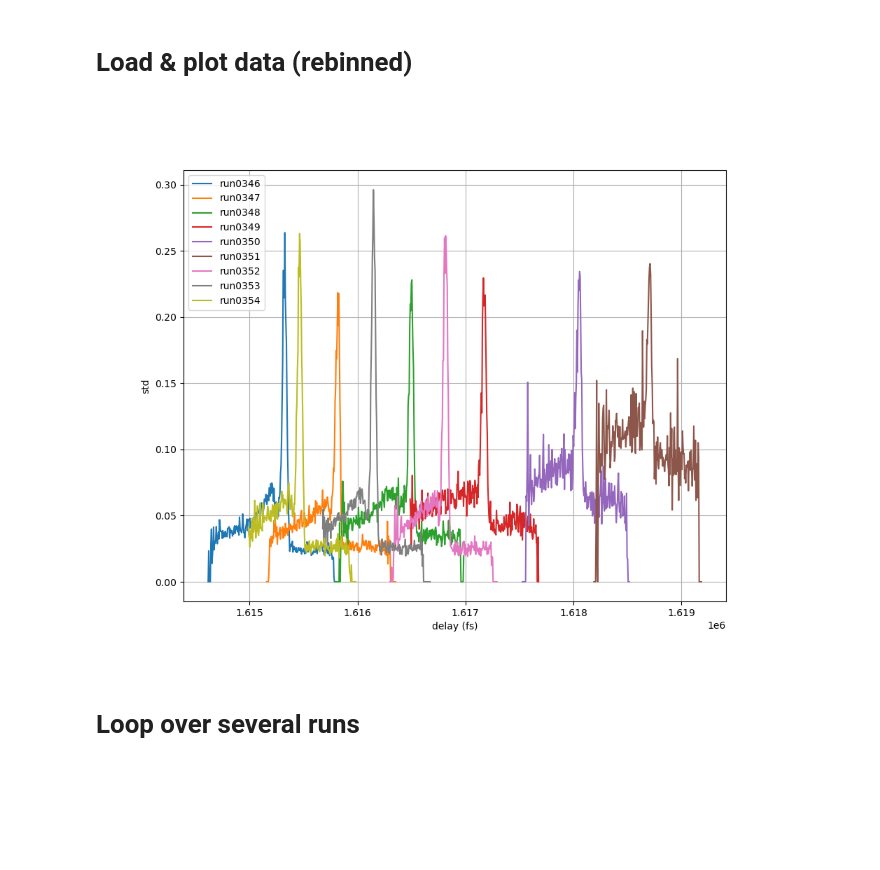
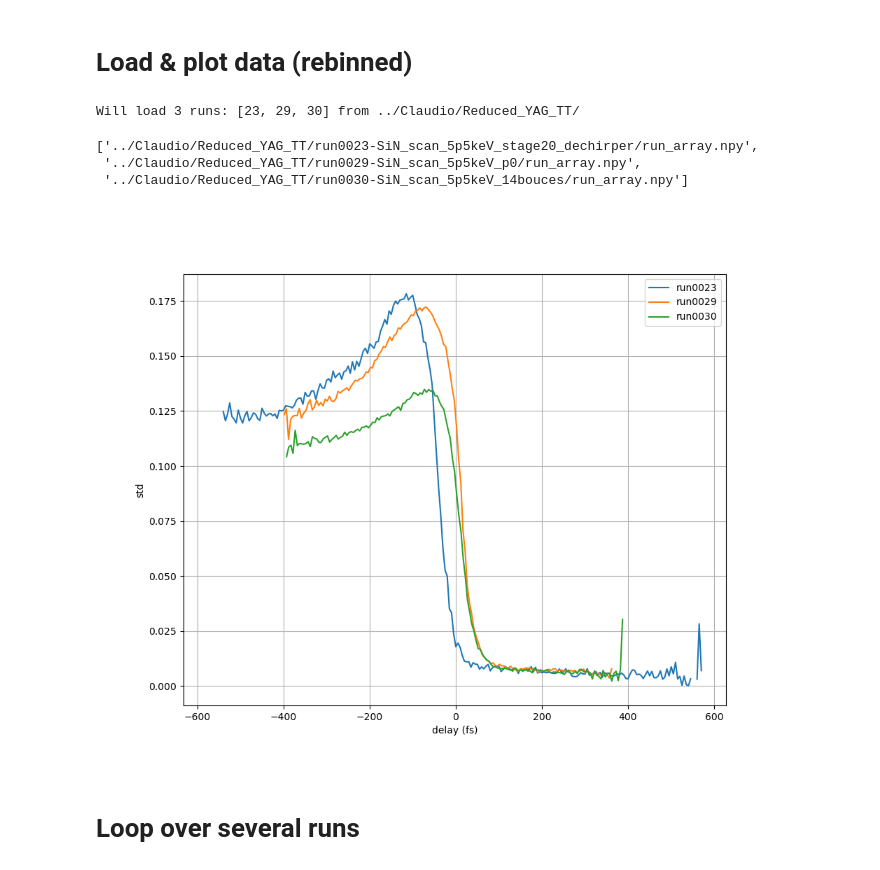
Before and after one commit to paulscherrerinstitute/alvra_beamline_scripts, a Jupyter notebook: YAG_scans_oneTT.ipynb, the cells around one changed output. Drawn from its saved outputs; the diff is of its cells as text; code cells hidden in the pictures; blank space fills up the shorter version.

```diff
--- a/YAG_scans_oneTT.ipynb
+++ b/YAG_scans_oneTT.ipynb
@@ -22,8 +22,8 @@ warnings.filterwarnings('ignore')
 # %% [markdown]
 ## choose file either with the run number (first cell) or widget (second cell)
 # %%
-pgroup='p21192'
-runnumber = 346
+pgroup='p21010'
+runnumber = 384
 print ('run: {:04d}'.format(runnumber))
 
 #############################################################
@@ -299,40 +297,63 @@ plt.show()
 [figure]
 # %% [markdown]
 # Load & plot data (rebinned)
+# %%
+#unlist = np.arange(13, 25, 1)
+runlist = [23, 29, 30]
+
+Loaddir = '../Claudio/Reduced_YAG_TT/'
+##############################################
+import glob
+print ('Will load {} runs: {} from {}'.format(len(runlist), runlist, Loaddir))
+check = []
+for run in runlist:
+    try:
+        check.append(glob.glob(Loaddir + '/*{:04d}*/*run_array*npy*'.format(run))[0])
+    except:
+        print("Some runs are missing")
+check
+# %% [output]
+Will load 3 runs: [23, 29, 30] from ../Claudio/Reduced_YAG_TT/
+['../Claudio/Reduced_YAG_TT/run0023-SiN_scan_5p5keV_stage20_dechirper/run_array.npy',
+ '../Claudio/Reduced_YAG_TT/run0029-SiN_scan_5p5keV_p0/run_array.npy',
+ '../Claudio/Reduced_YAG_TT/run0030-SiN_scan_5p5keV_14bouces/run_array.npy']
 # %%
 binsize = 5 # in fs
 
 from scipy.stats import binned_statistic
 plt.figure(figsize=(10,8))
 
 for index, run in enumerate(runlist):
     path = glob.glob(Loaddir + '/*{:04d}*/'.format(run))
     run_array = np.load(path[0]+'run_array.npy', allow_pickle=True).item()
     for key in run_array.keys():
         runnumber = run_array[key]["name"].split('-')[0]
         Delay_rbk = run_array[key]["Delay_rbk"]
         Delay_fs = run_array[key]["Delay_fs"]
         Pump_probe_scan = run_array[key]["Pump_probe_scan"]
         Delays_corr = run_array[key]["Delay_corr"]
 
         binList = np.arange(Delay_fs[0] - 100, Delay_fs[-1] + 100, binsize)
         Delay_fs_TT = np.arange(Delay_fs[0] - 100 + binsize/2, Delay_fs[-1] + 100 - binsize/2, binsize)
 
         pp_std, binEdges, binNumber = binned_statistic(Delays_corr, Pump_probe_scan, statistic='std', bins=binList)
         pp_TT, binEdges, binNumber = binned_statistic(Delays_corr, Pump_probe_scan, statistic='mean', bins=binList)
 
 #        plt.plot(delays_rbk, (sigma_pump/sigma_unpump), label = runnumber)
-        plt.plot(Delay_fs_TT+Delay_rbk[0], pp_std/np.nanmax(pp_TT), label = runnumber)
+#        plt.plot(Delay_fs_TT+Delay_rbk[0], pp_std/np.nanmax(pp_TT), label = runnumber)
+#        plt.plot(Delay_fs_TT+Delay_rbk[0], pp_std, label = runnumber)
 #        plt.plot(Delay_fs_TT, pp_TT, label = runnumber)
-#        plt.plot(delays_rbk, sigma_unpump)
+        if (runnumber=='run0023'):
+            Delay_fs_TT+=20
+        plt.plot(Delay_fs_TT, pp_TT, label = runnumber)
 
 plt.grid()
 plt.ylabel('std')
 plt.xlabel("delay (fs)")
 plt.legend(loc = 'best')
 plt.show()
 # %% [output]
-[figure, old version]
+[figure, new version]
 # %% [markdown]
 # Loop over several runs
 # %%
```
Also changed, not shown: parts of 9 cells of this notebook, 5 other files.
